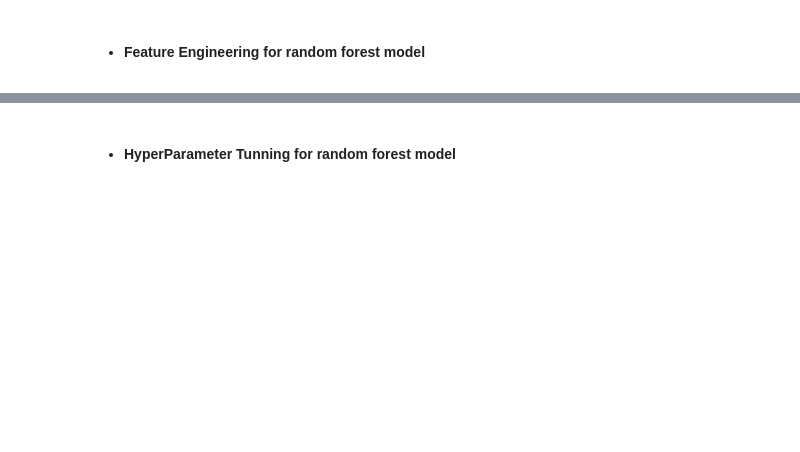
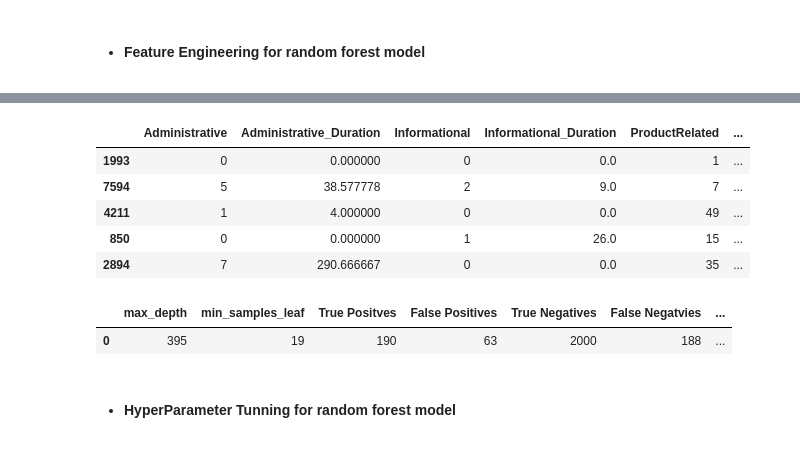
Before and after one commit to zeumoweb/Intro-to-ai-final-project, a Jupyter notebook: main.ipynb, the cells around one changed output, grey strips where cells are left out. Saved outputs shown, nothing was run; the diff lists cells and outputs as text; code cells hidden in the pictures; blank space fills up the shorter version.

```diff
--- a/main.ipynb
+++ b/main.ipynb
@@ -319,3 +854,21 @@ UserCookiesEncoded.drop(['Browser', 'Weekend'], axis=1,inplace=True)
+# %%
+UserCookiesData_["VisitorType"].replace(["Returning_Visitor","New_Visitor", "Other" ], [0,1,2], inplace = True)
+# %%
+UserCookiesData_["Month"].replace(["Jan","Feb", "Mar", "Apr", "May","June", "Jul", "Aug", "Sep", "Oct", "Nov", "Dec" ], [0,1,2, 3,4,5,6,7,8,9,10,11], inplace = True)
+# %%
+y_label_ = UserCookiesData_["Revenue"]
+x_label_ = UserCookiesData_.drop(["Revenue"],axis=1)
+# %%
+x_train_, x_test_, y_train_, y_test_ = train_test_split(x_label_, y_label_, test_size =  0.2, random_state = 0)
+# %%
+x_train_.head()
+# %% [output]
+|  | Administrative | Administrative_Duration | Informational | Informational_Duration | ProductRelated | ... |
+| 1993 | 0 | 0.000000 | 0 | 0.0 | 1 | ... |
+| 7594 | 5 | 38.577778 | 2 | 9.0 | 7 | ... |
+| 4211 | 1 | 4.000000 | 0 | 0.0 | 49 | ... |
+| 850 | 0 | 0.000000 | 1 | 26.0 | 15 | ... |
+| 2894 | 7 | 290.666667 | 0 | 0.0 | 35 | ... |
 # %%
 def test_best_random_forest_classifier(x_train, y_train, x_test, y_test):
     classifier = RandomForestClassifier(random_state = 123, max_depth = 394, min_samples_leaf = 19)
@@ -350,3 +903,6 @@ rnf_model = test_best_random_forest_classifier(x_train, y_train,x_test, y_test)
 # %%
-rnf_model[1]
+rf_model[1]
+# %% [output]
+|  | max_depth | min_samples_leaf | True Positves | False Positives | True Negatives | False Negatvies | ... |
+| 0 | 395 | 19 | 190 | 63 | 2000 | 188 | ... |
 # %%
```
Also changed, not shown: parts of 69 cells of this notebook, 8 other files.
